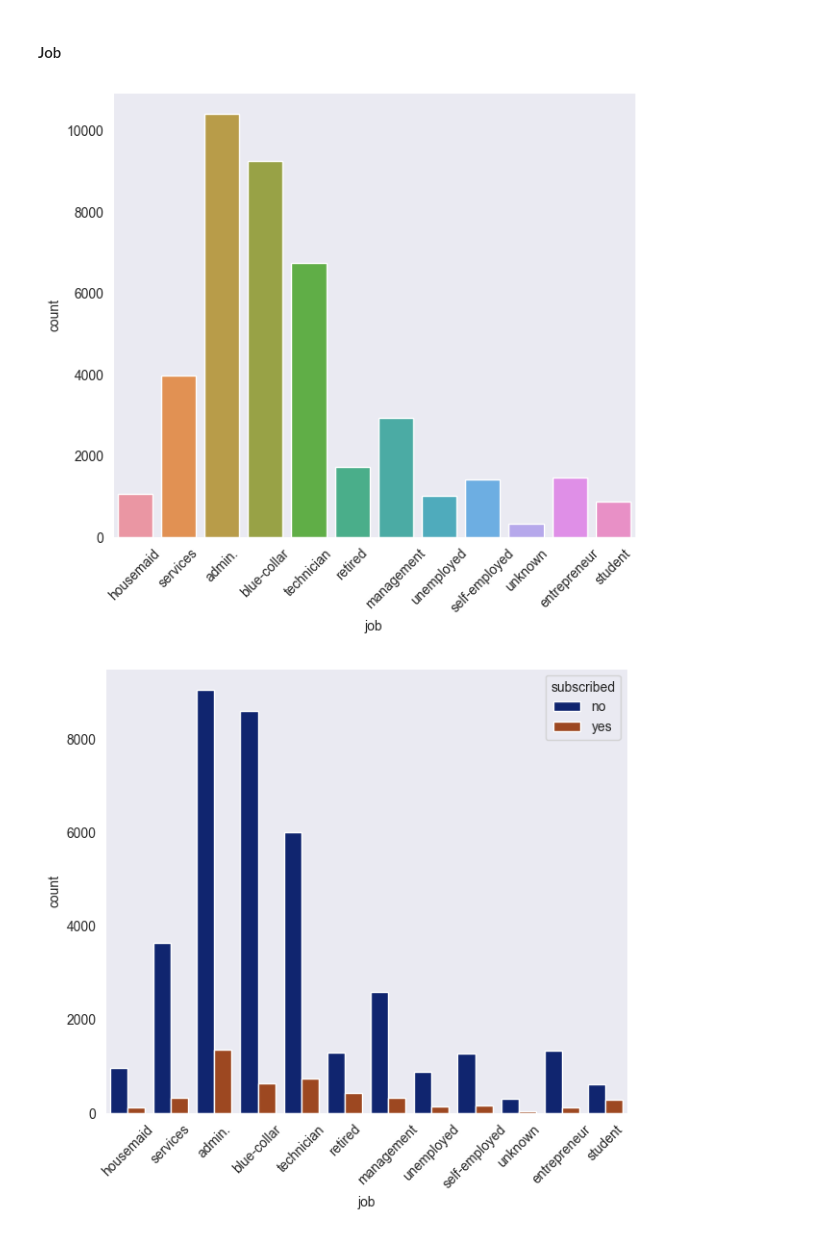
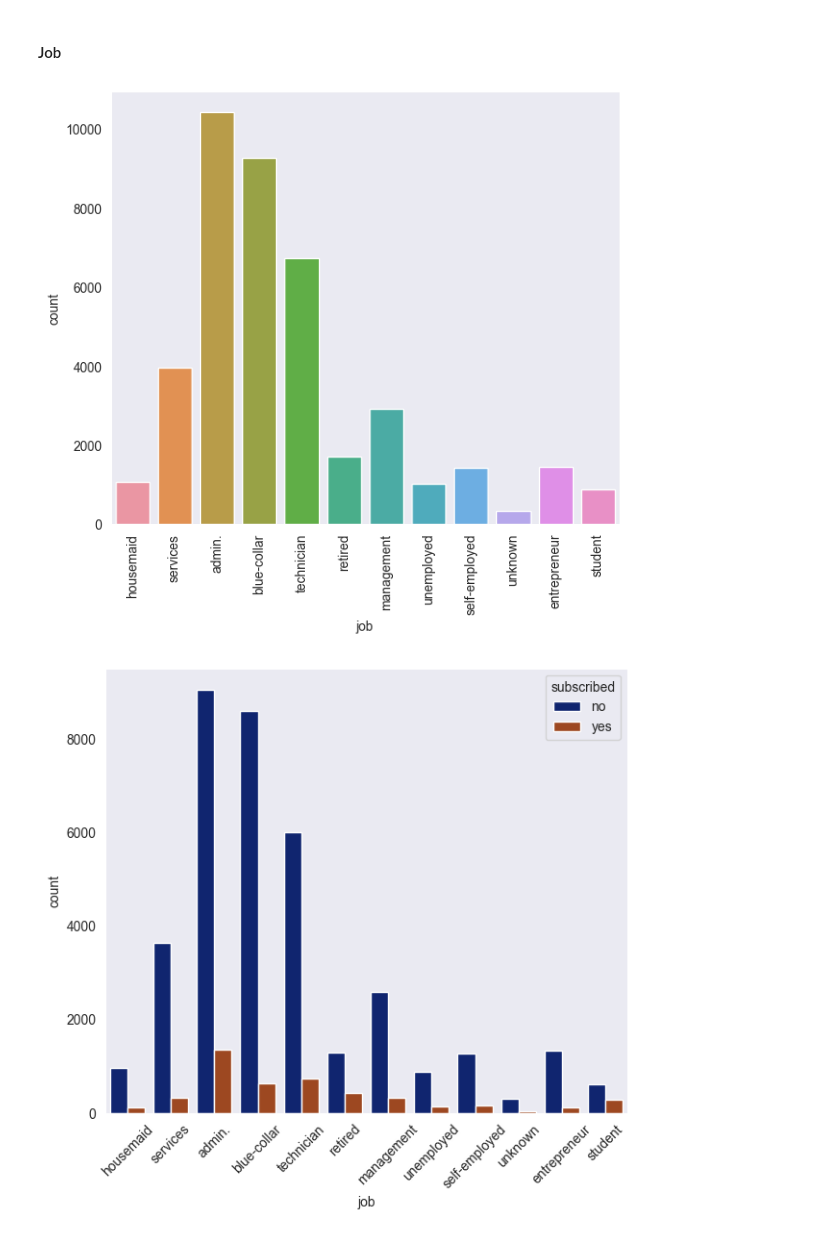
Before and after one commit to Anene-Chukwunenye/Customer_Segmentation_using_K-means, a Jupyter notebook: EDA_Cust_Seg_2.ipynb, the cells around one changed output. Drawn from its saved outputs; the diff is of its cells as text; code cells hidden in the pictures.

```diff
--- a/EDA_Cust_Seg_2.ipynb
+++ b/EDA_Cust_Seg_2.ipynb
@@ -169,9 +170,9 @@ sns.histplot(data = df, x = 'age',hue = 'job', bins = 20);
 # %%
 plt.figure(figsize = (7,6))
 sns.countplot(data = df, x = 'job')
-plt.xticks(rotation = 45);
+plt.xticks(rotation = 90);
 # %% [output]
-[figure, old version]
+[figure, new version]
 # %%
 plt.figure(figsize = (7,6))
 sns.countplot(data = df, x = 'job', hue = 'subscribed')
```
Also changed, not shown: parts of 20 cells of this notebook.
